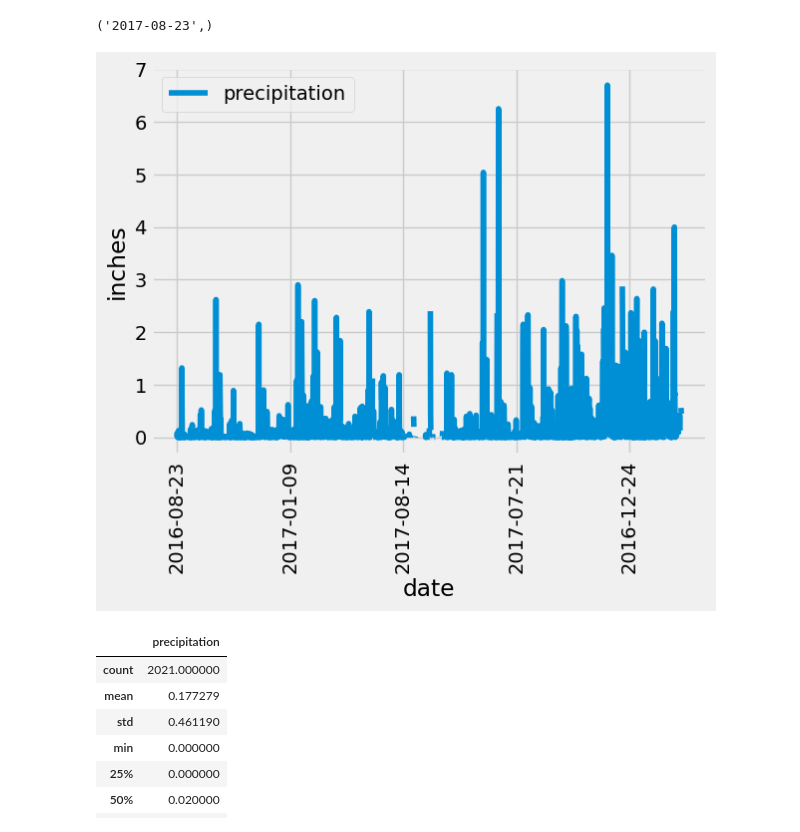
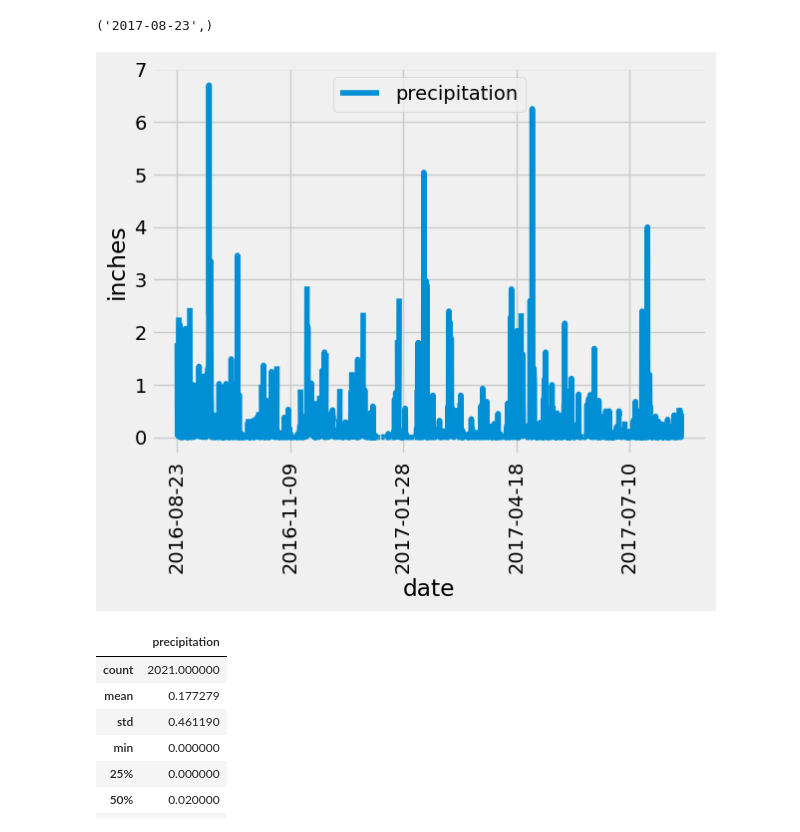
Before and after one commit to pixare7/sqlalchemy-project, a Jupyter notebook: climate_code.ipynb, the cells around one changed output. Drawn from its saved outputs; the diff is of its cells as text; code cells hidden in the pictures.

```diff
--- a/climate_code.ipynb
+++ b/climate_code.ipynb
@@ -51,29 +47,33 @@ most_recent_date
 # %%
 # Design a query to retrieve the last 12 months of precipitation data and plot the results.
 # Starting from the most recent data point in the database.
 
 # Calculate the date one year from the last date in data set.
 most_recent_date = most_recent_date.date # Extract date string from the Row object
 most_recent_date = dt.datetime.strptime(most_recent_date, '%Y-%m-%d').date() # Convert the string to datetime object
 one_year_before = most_recent_date - dt.timedelta(days=365) # Calculate date one year before the most recent date
 
 # Perform a query to retrieve the data and precipitation scores
 rain_dates = session.query(Measurement.date, Measurement.prcp).filter(Measurement.date >= one_year_before).all()
 
 
 # Save the query results as a Pandas DataFrame. Explicitly set the column names
 rain_df = pd.DataFrame(rain_dates, columns=['date', 'precipitation'])
 
 
 # Sort the dataframe by date
-rain_df.sort_values('date')
+rain_df = rain_df.sort_values('date')
 
 
 # Use Pandas Plotting with Matplotlib to plot the data
 rain_df.plot(x = 'date', y = 'precipitation', rot = 90, ylabel = 'inches')
+
+#fig.savefig('images/fig1.png')
+plt.savefig('images/fig1.png')
+
 plt.show()
 # %% [output]
-[figure, old version]
+[figure, new version]
 # %%
 # Use Pandas to calculate the summary statistics for the precipitation data
 rain_df.describe()
```
Also changed, not shown: parts of 2 cells of this notebook, 2 other files.
